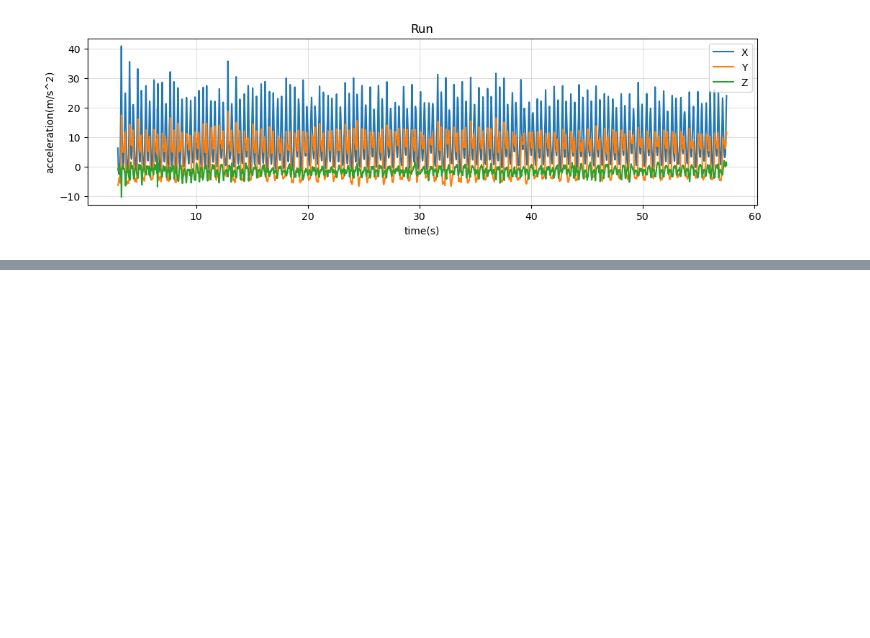
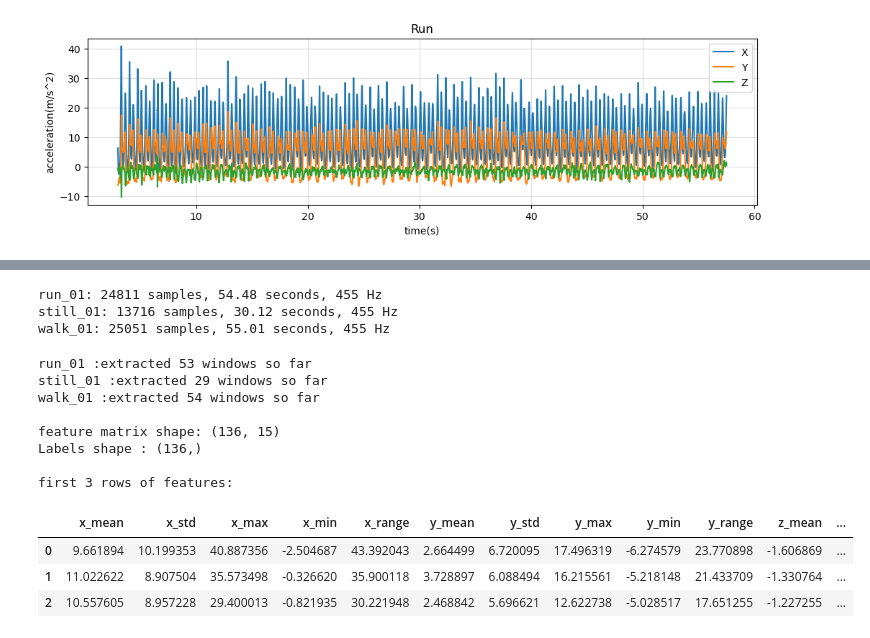
Before and after one commit to kowowowowmi/activity_classification, a Jupyter notebook: notebooks/analysis.ipynb, the cells around one changed output, grey strips where cells are left out. Drawn from its saved outputs; the diff is of its cells as text; code cells hidden in the pictures; blank space fills up the shorter version.

```diff
--- a/notebooks/analysis.ipynb
+++ b/notebooks/analysis.ipynb
@@ -101,0 +142,68 @@ plot_acceleration_with_trimming('run_01.csv', "Run")
+# %%
+# 各ファイルの実際のサンプリングレートを計算
+for source_file in combined["source_file"].unique():
+    file_data = combined[combined["source_file"] == source_file]
+    total_samples = len(file_data)
+    duration = file_data.iloc[:, 0].max() - file_data.iloc[:, 0].min()
+    rate = total_samples / duration
+    print(f"{source_file}: {total_samples} samples, {duration:.2f} seconds, {rate:.0f} Hz")
+# %% [output]
+run_01: 24811 samples, 54.48 seconds, 455 Hz
+still_01: 13716 samples, 30.12 seconds, 455 Hz
+walk_01: 25051 samples, 55.01 seconds, 455 Hz
+# %%
+def extract_features(window):
+    features = {}
+
+    for axis_name, col_idx in [("x", 1), ("y", 2), ("z", 3)]:
+        values = window.iloc[:, col_idx].values
+        features[f"{axis_name}_mean"] = np.mean(values)
+        features[f"{axis_name}_std"] = np.std(values)
+        features[f"{axis_name}_max"] = np.max(values)
+        features[f"{axis_name}_min"] = np.min(values)
+        features[f"{axis_name}_range"] = np.max(values) - np.min(values)
+
+    return features
+
+
+SAMPLING_RATE = 455
+WINDOW_SIZE = 910
+STEP = SAMPLING_RATE
+
+
+feature_list = []
+labels = []
+
+
+for source_file in combined["source_file"].unique():
+    file_data = combined[combined["source_file"] == source_file].reset_index(drop = True)
+    label = file_data["label"].iloc[0]
+
+    for start in range(0, len(file_data) - WINDOW_SIZE, STEP):
+        window = file_data.iloc[start:start + WINDOW_SIZE]
+        features = extract_features(window)
+        feature_list.append(features)
+        labels.append(label)
+
+    print(f"{source_file} :extracted {len([l for l in labels if l == label])} windows so far")
+
+X = pd.DataFrame(feature_list)
+y = np.array(labels)
+
+print(f"\nfeature matrix shape: {X.shape}")
+print(f"Labels shape : {y.shape}")
+print(f"\nfirst 3 rows of features:")
+X.head(3)
+# %% [output]
+run_01 :extracted 53 windows so far
+still_01 :extracted 29 windows so far
+walk_01 :extracted 54 windows so far
+
+feature matrix shape: (136, 15)
+Labels shape : (136,)
+
+first 3 rows of features:
+|  | x_mean | x_std | x_max | x_min | x_range | y_mean | y_std | y_max | y_min | y_range | z_mean | ... |
+| 0 | 9.661894 | 10.199353 | 40.887356 | -2.504687 | 43.392043 | 2.664499 | 6.720095 | 17.496319 | -6.274579 | 23.770898 | -1.606869 | ... |
+| 1 | 11.022622 | 8.907504 | 35.573498 | -0.326620 | 35.900118 | 3.728897 | 6.088494 | 16.215561 | -5.218148 | 21.433709 | -1.330764 | ... |
+| 2 | 10.557605 | 8.957228 | 29.400013 | -0.821935 | 30.221948 | 2.468842 | 5.696621 | 12.622738 | -5.028517 | 17.651255 | -1.227255 | ... |
```
Also changed, not shown: parts of 11 cells of this notebook.
